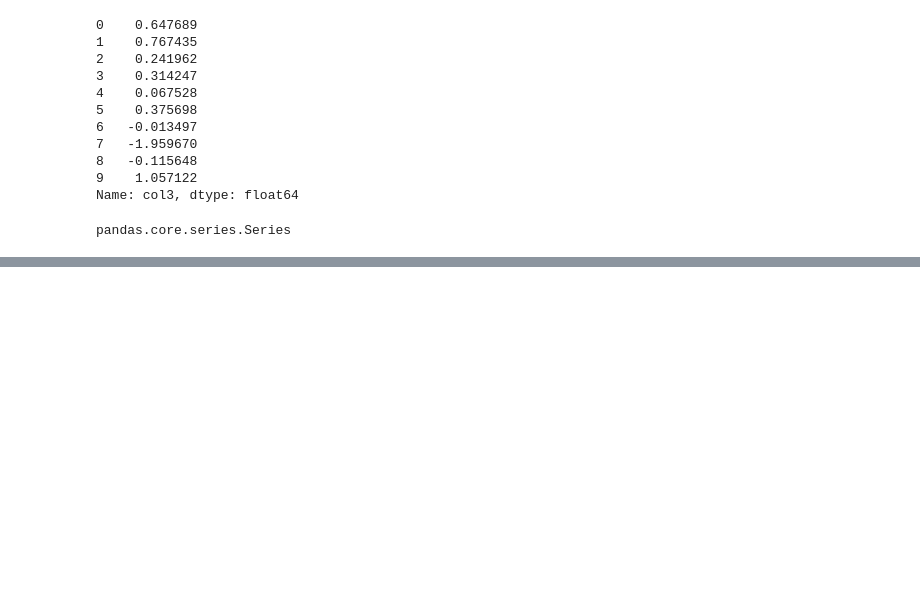
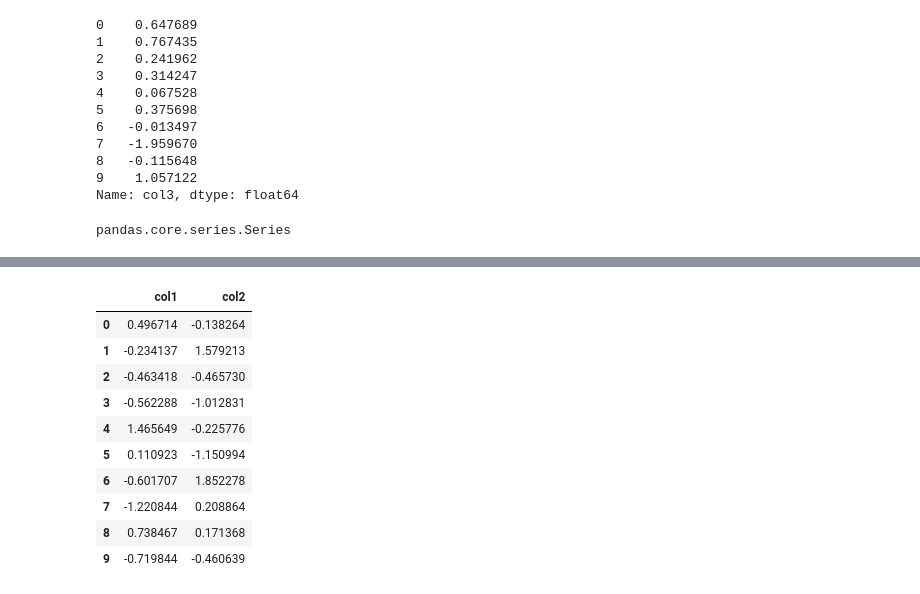
Before and after one commit to gitzV/DataScience, a Jupyter notebook: tds_pandas.ipynb, the cells around one changed output, grey strips where cells are left out. Drawn from its saved outputs; the diff is of its cells as text; code cells hidden in the pictures; blank space fills up the shorter version.

```diff
--- a/tds_pandas.ipynb
+++ b/tds_pandas.ipynb
@@ -75,0 +92,15 @@ pandas.core.series.Series
+# %%
+df_subset = df[["col1","col2"]] # double square brackets
+df_subset
+# %% [output]
+|  | col1 | col2 |
+| 0 | 0.496714 | -0.138264 |
+| 1 | -0.234137 | 1.579213 |
+| 2 | -0.463418 | -0.465730 |
+| 3 | -0.562288 | -1.012831 |
+| 4 | 1.465649 | -0.225776 |
+| 5 | 0.110923 | -1.150994 |
+| 6 | -0.601707 | 1.852278 |
+| 7 | -1.220844 | 0.208864 |
+| 8 | 0.738467 | 0.171368 |
+| 9 | -0.719844 | -0.460639 |
```
Also changed, not shown: parts of 5 cells of this notebook.
